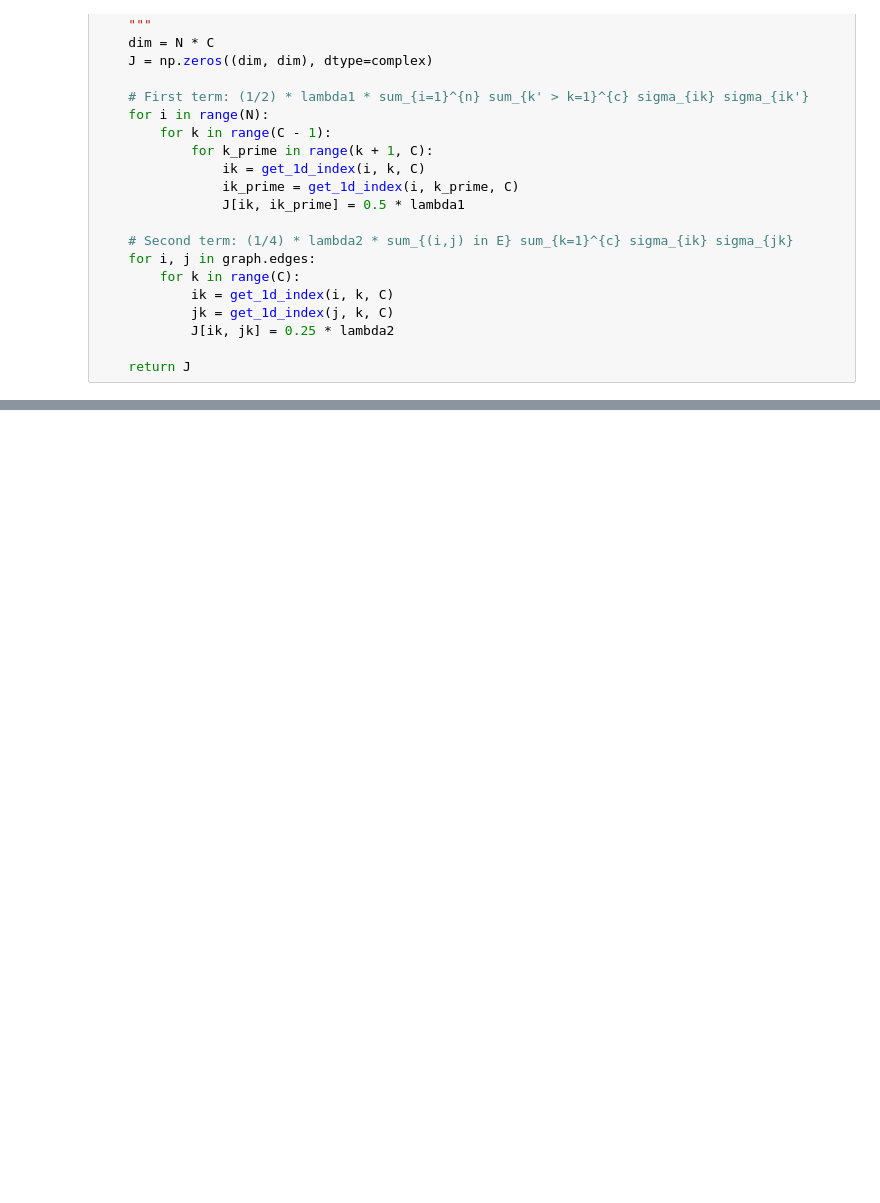
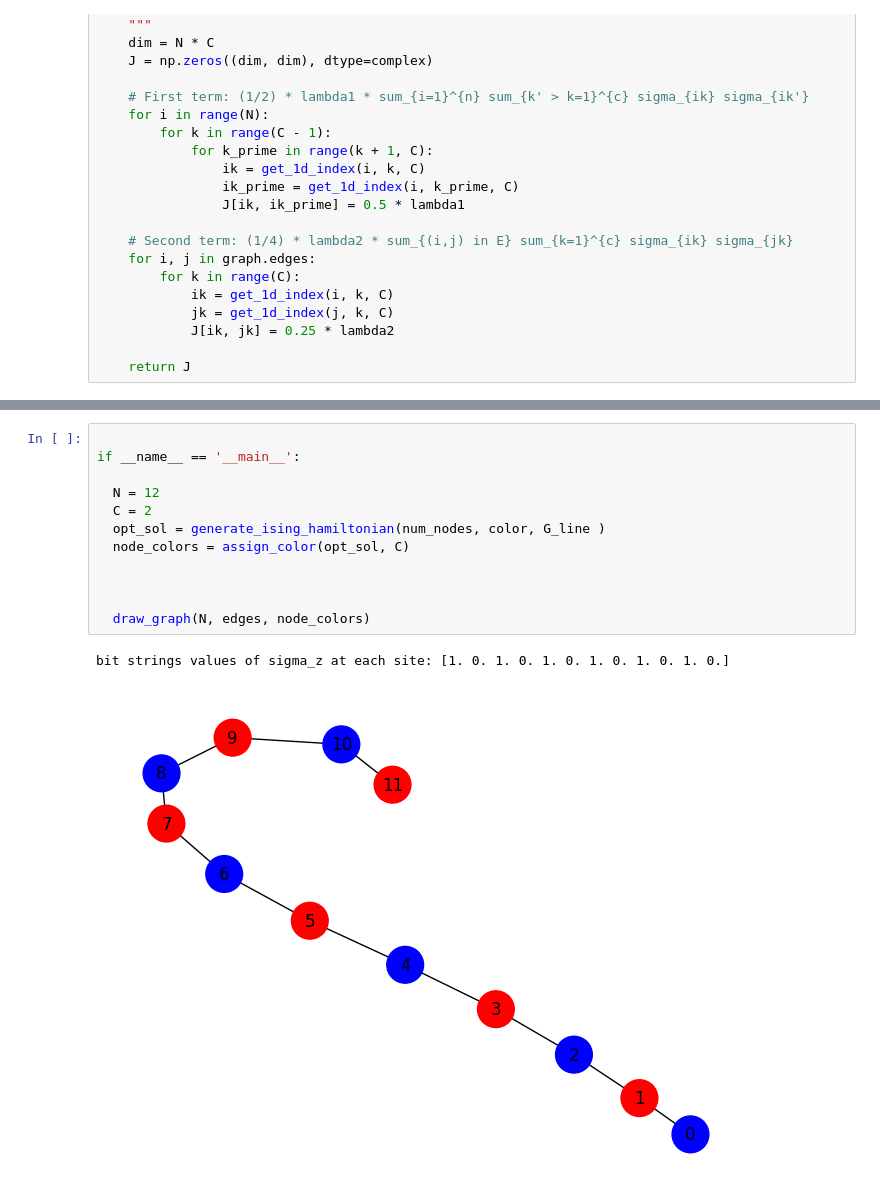
Before and after one commit to Khadijah-Trawally/QuantumGraphColoring, a Jupyter notebook: test_graph_coloring_hamiltonian.ipynb, the cells around one changed output, grey strips where cells are left out. Saved outputs shown, nothing was run; the diff lists cells and outputs as text; blank space fills up the shorter version.

```diff
--- a/test_graph_coloring_hamiltonian.ipynb
+++ b/test_graph_coloring_hamiltonian.ipynb
@@ -410,0 +428,15 @@ Expectation values of sigma_z at each site: [-0.5  0.5 -0.5  0.5 -0.5  0.5 -0.5
+# %%
+
+if __name__ == '__main__':
+
+  N = 12
+  C = 2
+  opt_sol = generate_ising_hamiltonian(num_nodes, color, G_line )
+  node_colors = assign_color(opt_sol, C)
+
+
+
+  draw_graph(N, edges, node_colors)
+# %% [output]
+bit strings values of sigma_z at each site: [1. 0. 1. 0. 1. 0. 1. 0. 1. 0. 1. 0.]
+[figure, added]
```
Also changed, not shown: parts of 13 cells of this notebook.
